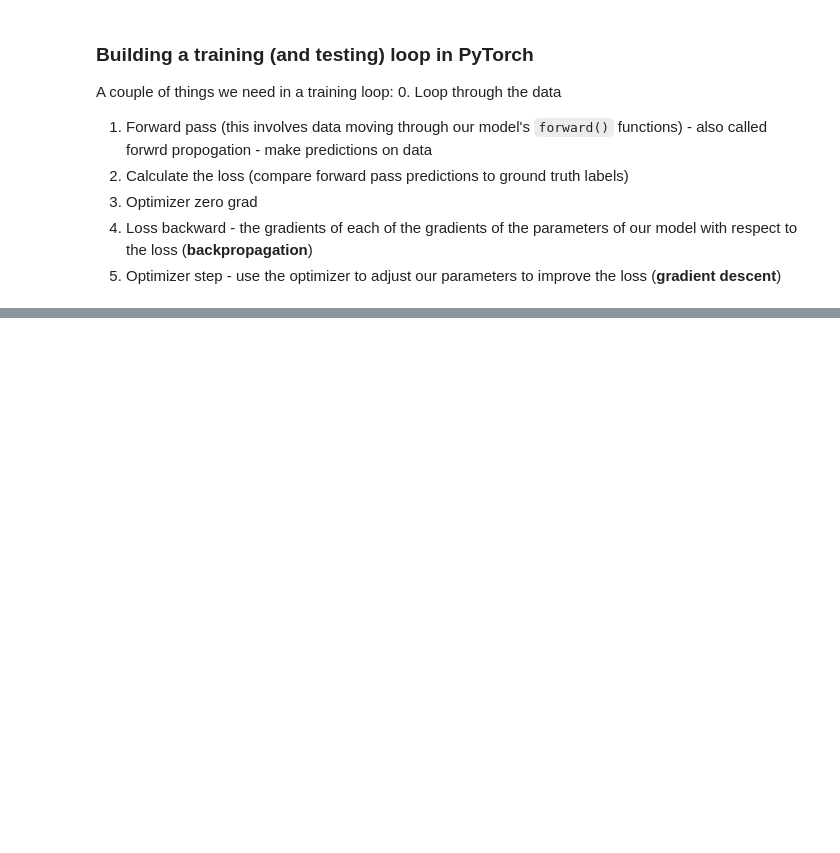
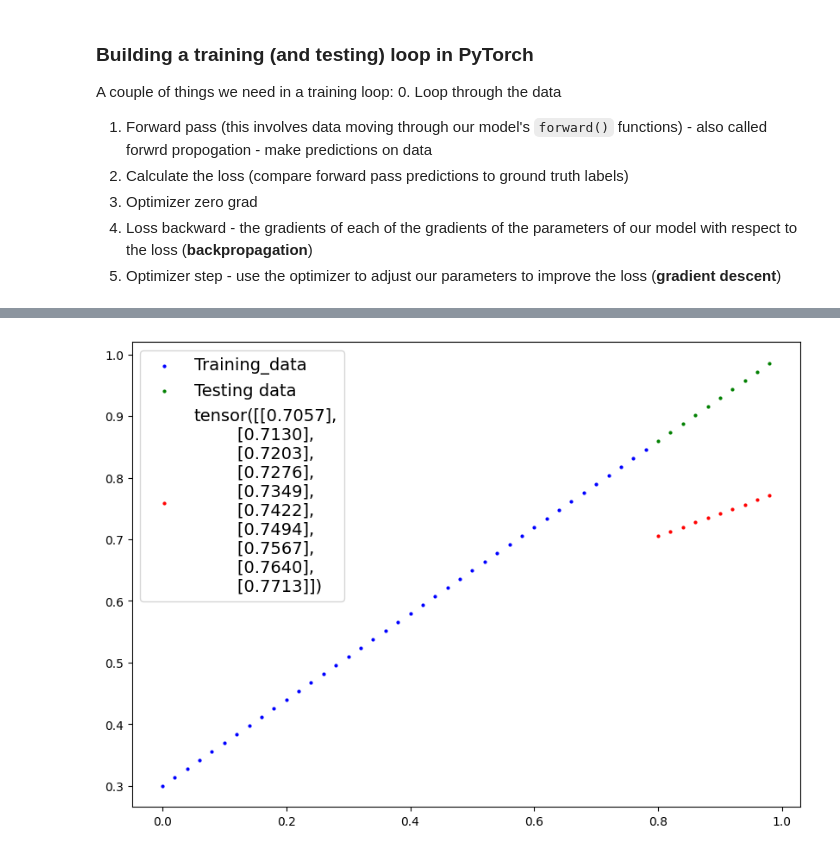
Before and after one commit to nbeaudoin/PyTorch-marathon, a Jupyter notebook: PyTorch_workflow.ipynb, the cells around one changed output, grey strips where cells are left out. Drawn from its saved outputs; the diff is of its cells as text; code cells hidden in the pictures; blank space fills up the shorter version.

```diff
--- a/PyTorch_workflow.ipynb
+++ b/PyTorch_workflow.ipynb
@@ -370,6 +287,6 @@ OrderedDict([('weights', tensor([0.3258])), ('bias', tensor([0.1332]))])
 # %%
 # Setup a loss function
-loss_fun = nn.L1Loss()  ## MAE
+loss_fn = nn.L1Loss()  ## MAE
 
 # Setup an optimizer (stochastic gradient descent)
 optimizer = torch.optim.SGD(params=model_0.parameters(), ## what params should I optimize?
@@ -386,3 +303,37 @@ A couple of things we need in a training loop:
 3. Optimizer zero grad
 4. Loss backward - the gradients of each of the gradients of the parameters of our model with respect to the loss (**backpropagation**)
 5. Optimizer step - use the optimizer to adjust our parameters to improve the loss (**gradient descent**)
+# %%
+# An epoch is one loop through the data... (this is a hyperparameter because we set it ourselves)
+epochs = 10
+# Note: Our models in the future will have parameters set automatically
+
+### Training
+# 0. Loop through the data
+for epoch in range(epochs):
+  # Set the model to training model
+  model_0.train() # train mode in PyTorch set
+
+  # 1. Forward pass
+  y_pred = model_0(X_train)
+
+  # 2. Calculate the loss
+  loss = loss_fn(y_pred, y_train)
+  print(f"Loss: {loss}")
+
+  # 3. Optimizer zero grad
+  optimizer.zero_grad()
+
+  # 4. Perform backpropagation
+  loss.backward()
+
+  #5. Step the optimizer (gradient descent)
+  optimizer.step() ## how the optimizer will accumulate through the loop
+  ## need to zero them in step 3
+  ##  The reason for zeroing the gradients is to prevent the gradients from accumulating across multiple iterations.
+
+  ### Testing
+  model_0.eval() # turns off the gradient tracking, dropout, batch-norm layers
+
+  # Print out model state_dict()
+  print(model_0.state_dict())
@@ -388,0 +363,3 @@ A couple of things we need in a training loop:
+# %%
+with torch.inference_mode():
+  y_preds_new = model_0(X_test)
@@ -388,0 +379,5 @@ A couple of things we need in a training loop:
+# %%
+# New plot
+plot_predictions(predictions=y_preds_new)
+# %% [output]
+[figure, added]
```
Also changed, not shown: parts of 42 cells of this notebook.
